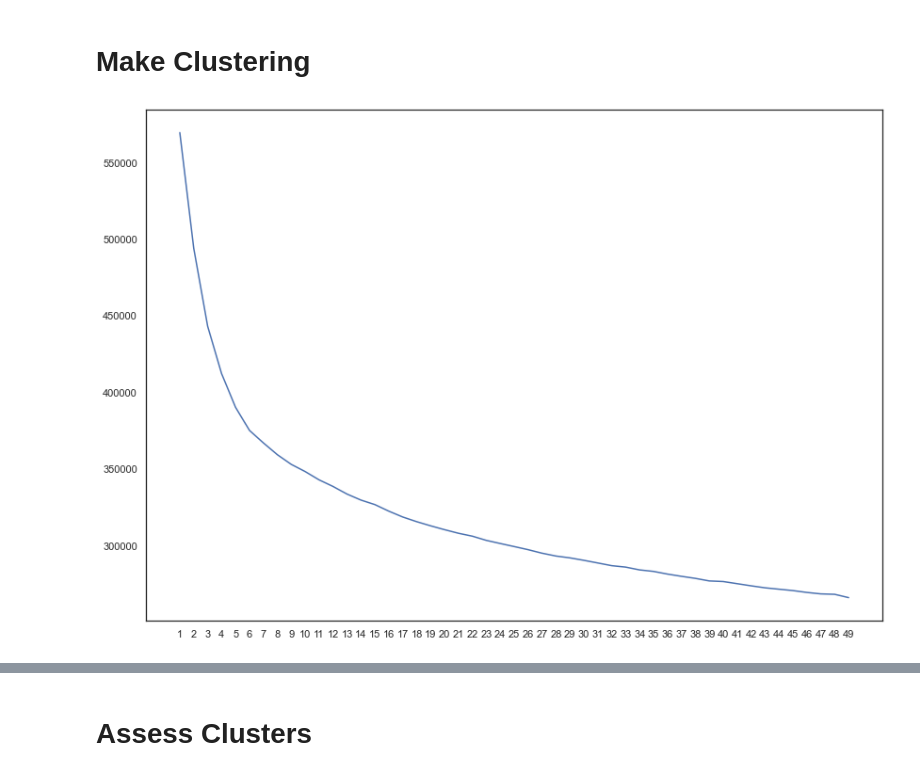
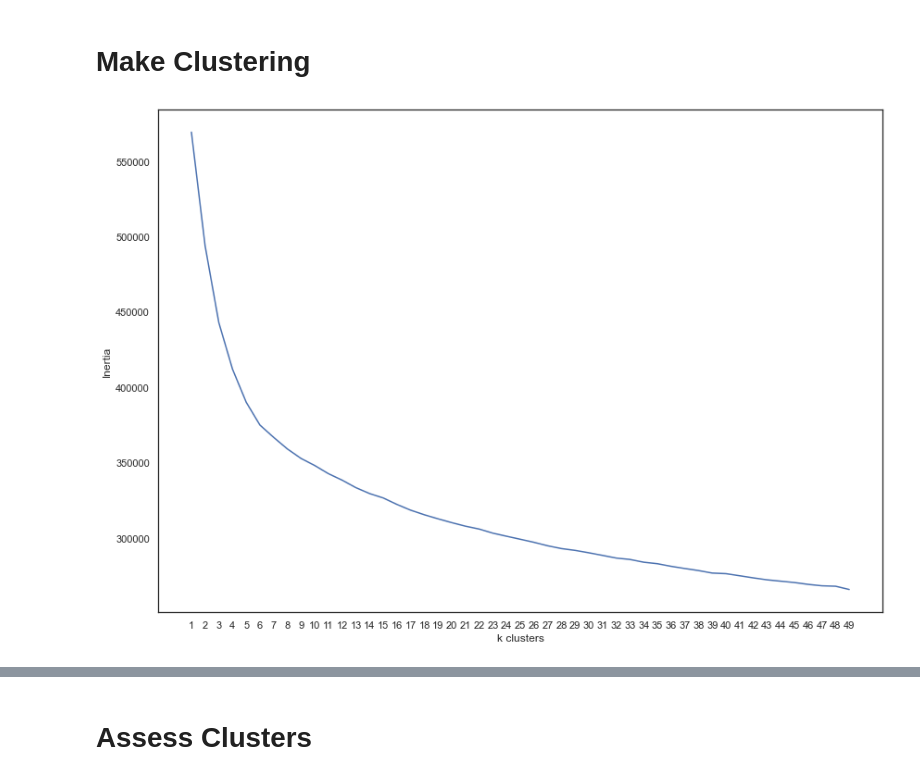
Before and after one commit to the-data-science-union/DSU-F2021-MGC, a Jupyter notebook: Modelling/niket-KMeans.ipynb, the cells around one changed output, grey strips where cells are left out. Saved outputs shown, nothing was run; the diff lists cells and outputs as text; code cells hidden in the pictures.

```diff
--- a/Modelling/niket-KMeans.ipynb
+++ b/Modelling/niket-KMeans.ipynb
@@ -97,8 +86,10 @@ inertia_elbow = pd.Series(inertia_elbow)
 # %%
 sns.lineplot(x = inertia_elbow.index, y = inertia_elbow)
 plt.xticks(inertia_elbow.index)
+plt.xlabel('k clusters')
+plt.ylabel('Inertia')
 
 plt.show()
 # %% [output]
-[figure, old version]
+[figure, new version]
 # %%
```
Also changed, not shown: parts of 9 cells of this notebook, 6 other files.
